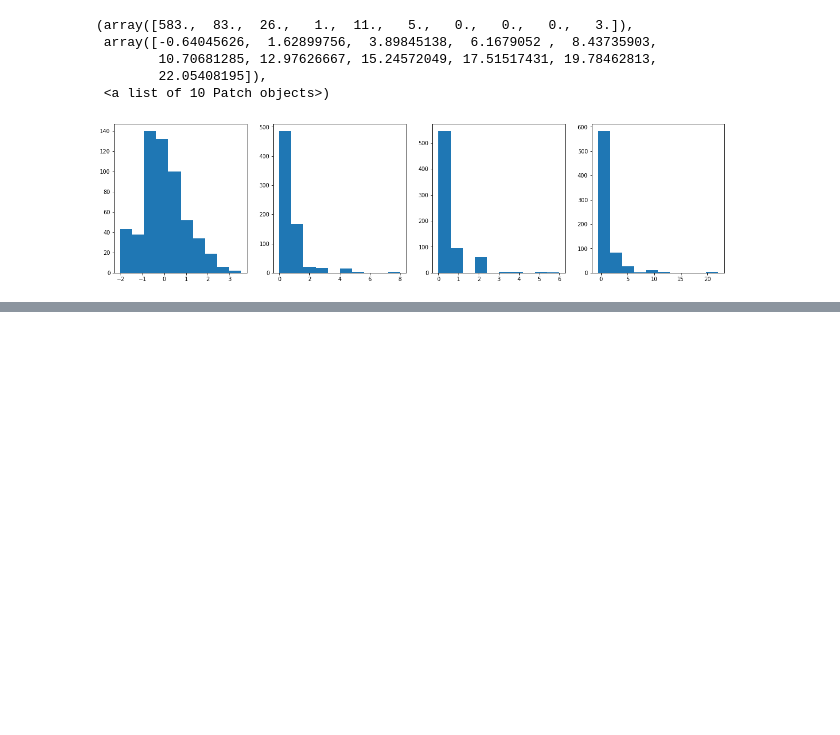
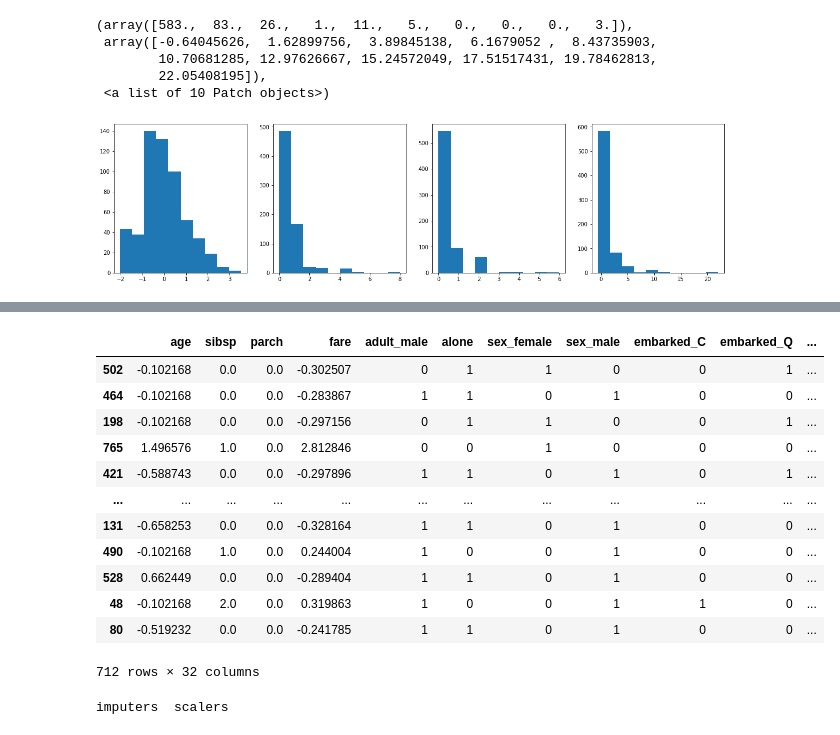
Before and after one commit to kackey0-1/ml_handson, a Jupyter notebook: data_exploratory_100/7_preprocessing_training_data.ipynb, the cells around one changed output, grey strips where cells are left out. Drawn from its saved outputs; the diff is of its cells as text; code cells hidden in the pictures; blank space fills up the shorter version.

```diff
--- a/data_exploratory_100/7_preprocessing_training_data.ipynb
+++ b/data_exploratory_100/7_preprocessing_training_data.ipynb
@@ -366,0 +443,30 @@ axes[3].hist(train_ds.fare)
+# %%
+from sklearn.impute import SimpleImputer
+
+# simpleimputerを利用しなくてもpandasなどで補完することも可能
+age_imputer = SimpleImputer(strategy='median')
+train_ds['age'] = age_imputer.fit_transform(train_ds['age'].values.reshape(-1, 1))
+train_ds
+# %% [output]
+|  | age | sibsp | parch | fare | adult_male | alone | sex_female | sex_male | embarked_C | embarked_Q | ... |
+| 502 | -0.102168 | 0.0 | 0.0 | -0.302507 | 0 | 1 | 1 | 0 | 0 | 1 | ... |
+| 464 | -0.102168 | 0.0 | 0.0 | -0.283867 | 1 | 1 | 0 | 1 | 0 | 0 | ... |
+| 198 | -0.102168 | 0.0 | 0.0 | -0.297156 | 0 | 1 | 1 | 0 | 0 | 1 | ... |
+| 765 | 1.496576 | 1.0 | 0.0 | 2.812846 | 0 | 0 | 1 | 0 | 0 | 0 | ... |
+| 421 | -0.588743 | 0.0 | 0.0 | -0.297896 | 1 | 1 | 0 | 1 | 0 | 1 | ... |
+| ... | ... | ... | ... | ... | ... | ... | ... | ... | ... | ... | ... |
+| 131 | -0.658253 | 0.0 | 0.0 | -0.328164 | 1 | 1 | 0 | 1 | 0 | 0 | ... |
+| 490 | -0.102168 | 1.0 | 0.0 | 0.244004 | 1 | 0 | 0 | 1 | 0 | 0 | ... |
+| 528 | 0.662449 | 0.0 | 0.0 | -0.289404 | 1 | 1 | 0 | 1 | 0 | 0 | ... |
+| 48 | -0.102168 | 2.0 | 0.0 | 0.319863 | 1 | 0 | 0 | 1 | 1 | 0 | ... |
+| 80 | -0.519232 | 0.0 | 0.0 | -0.241785 | 1 | 1 | 0 | 1 | 0 | 0 | ... |
+712 rows × 32 columns
+# %%
+import os
+import pickle
+os.makedirs('data/imputers/', exist_ok=True)
+!ls data
+with open('data/imputers/age_imputer.pkl', mode='wb') as f:
+  pickle.dump(age_imputer, f)
+# %% [output]
+imputers  scalers
```
Also changed, not shown: parts of 5 cells of this notebook.
